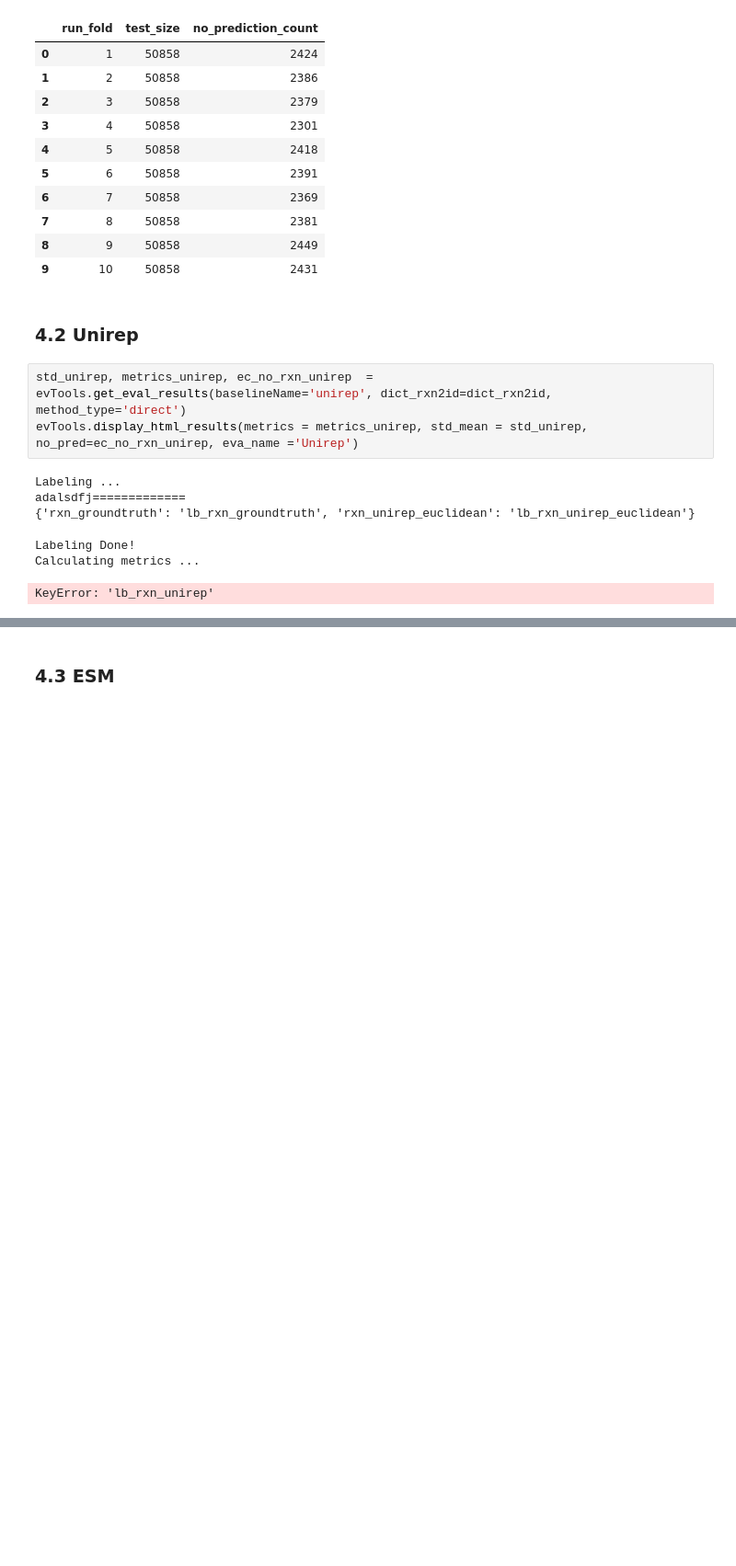
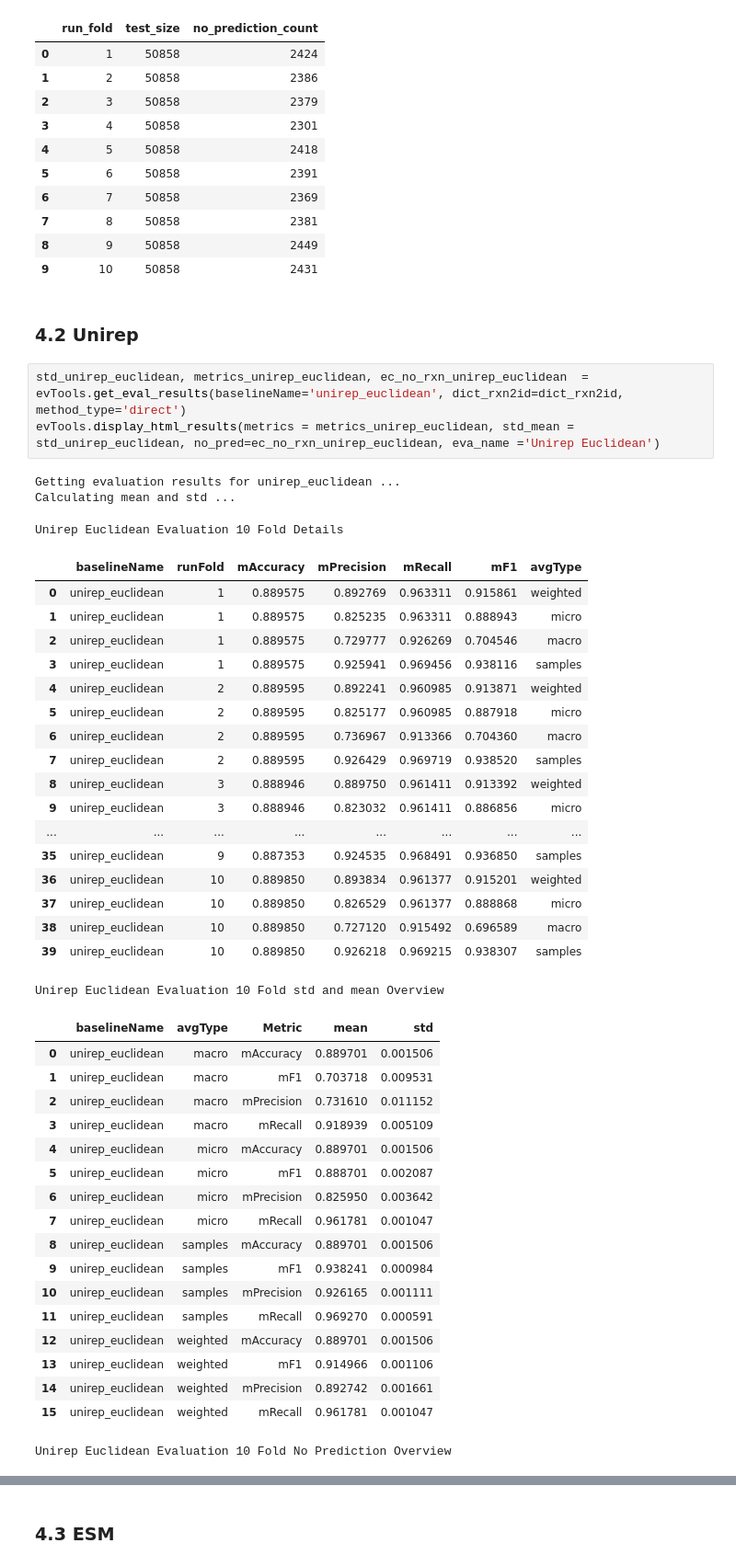
Before and after one commit to kingstdio/RXNRECer, a Jupyter notebook: evaluation/eva_rxn_methods_10_fold_optimized.ipynb, the cells around one changed output, grey strips where cells are left out. Shown: that part at 92% size. Cells and saved outputs as stored; diff of their text form; blank space fills up the shorter version.

```diff
--- a/evaluation/eva_rxn_methods_10_fold_optimized.ipynb
+++ b/evaluation/eva_rxn_methods_10_fold_optimized.ipynb
@@ -201,12 +107,45 @@ Blast-direct Evaluation 10 Fold No Prediction Overview
 # %% [markdown]
 ### 4.2 Unirep
 # %%
-std_unirep, metrics_unirep, ec_no_rxn_unirep  = evTools.get_eval_results(baselineName='unirep', dict_rxn2id=dict_rxn2id, method_type='direct')
-evTools.display_html_results(metrics = metrics_unirep, std_mean = std_unirep, no_pred=ec_no_rxn_unirep, eva_name ='Unirep')
+std_unirep_euclidean, metrics_unirep_euclidean, ec_no_rxn_unirep_euclidean  = evTools.get_eval_results(baselineName='unirep_euclidean', dict_rxn2id=dict_rxn2id, method_type='direct')
+evTools.display_html_results(metrics = metrics_unirep_euclidean, std_mean = std_unirep_euclidean, no_pred=ec_no_rxn_unirep_euclidean, eva_name ='Unirep Euclidean')
 # %% [output]
-Labeling ...
-adalsdfj=============
-{'rxn_groundtruth': 'lb_rxn_groundtruth', 'rxn_unirep_euclidean': 'lb_rxn_unirep_euclidean'}
+Getting evaluation results for unirep_euclidean ...
+Calculating mean and std ...
-Labeling Done!
-Calculating metrics ...
+Unirep Euclidean Evaluation 10 Fold Details
+|  | baselineName | runFold | mAccuracy | mPrecision | mRecall | mF1 | avgType |
+| 0 | unirep_euclidean | 1 | 0.889575 | 0.892769 | 0.963311 | 0.915861 | weighted |
+| 1 | unirep_euclidean | 1 | 0.889575 | 0.825235 | 0.963311 | 0.888943 | micro |
+| 2 | unirep_euclidean | 1 | 0.889575 | 0.729777 | 0.926269 | 0.704546 | macro |
+| 3 | unirep_euclidean | 1 | 0.889575 | 0.925941 | 0.969456 | 0.938116 | samples |
+| 4 | unirep_euclidean | 2 | 0.889595 | 0.892241 | 0.960985 | 0.913871 | weighted |
+| 5 | unirep_euclidean | 2 | 0.889595 | 0.825177 | 0.960985 | 0.887918 | micro |
+| 6 | unirep_euclidean | 2 | 0.889595 | 0.736967 | 0.913366 | 0.704360 | macro |
+| 7 | unirep_euclidean | 2 | 0.889595 | 0.926429 | 0.969719 | 0.938520 | samples |
+| 8 | unirep_euclidean | 3 | 0.888946 | 0.889750 | 0.961411 | 0.913392 | weighted |
+| 9 | unirep_euclidean | 3 | 0.888946 | 0.823032 | 0.961411 | 0.886856 | micro |
+| ... | ... | ... | ... | ... | ... | ... | ... |
+| 35 | unirep_euclidean | 9 | 0.887353 | 0.924535 | 0.968491 | 0.936850 | samples |
+| 36 | unirep_euclidean | 10 | 0.889850 | 0.893834 | 0.961377 | 0.915201 | weighted |
+| 37 | unirep_euclidean | 10 | 0.889850 | 0.826529 | 0.961377 | 0.888868 | micro |
+| 38 | unirep_euclidean | 10 | 0.889850 | 0.727120 | 0.915492 | 0.696589 | macro |
+| 39 | unirep_euclidean | 10 | 0.889850 | 0.926218 | 0.969215 | 0.938307 | samples |
-KeyError: 'lb_rxn_unirep'
+Unirep Euclidean Evaluation 10 Fold std and mean Overview
+|  | baselineName | avgType | Metric | mean | std |
+| 0 | unirep_euclidean | macro | mAccuracy | 0.889701 | 0.001506 |
+| 1 | unirep_euclidean | macro | mF1 | 0.703718 | 0.009531 |
+| 2 | unirep_euclidean | macro | mPrecision | 0.731610 | 0.011152 |
+| 3 | unirep_euclidean | macro | mRecall | 0.918939 | 0.005109 |
+| 4 | unirep_euclidean | micro | mAccuracy | 0.889701 | 0.001506 |
+| 5 | unirep_euclidean | micro | mF1 | 0.888701 | 0.002087 |
+| 6 | unirep_euclidean | micro | mPrecision | 0.825950 | 0.003642 |
+| 7 | unirep_euclidean | micro | mRecall | 0.961781 | 0.001047 |
+| 8 | unirep_euclidean | samples | mAccuracy | 0.889701 | 0.001506 |
+| 9 | unirep_euclidean | samples | mF1 | 0.938241 | 0.000984 |
+| 10 | unirep_euclidean | samples | mPrecision | 0.926165 | 0.001111 |
+| 11 | unirep_euclidean | samples | mRecall | 0.969270 | 0.000591 |
+| 12 | unirep_euclidean | weighted | mAccuracy | 0.889701 | 0.001506 |
+| 13 | unirep_euclidean | weighted | mF1 | 0.914966 | 0.001106 |
+| 14 | unirep_euclidean | weighted | mPrecision | 0.892742 | 0.001661 |
+| 15 | unirep_euclidean | weighted | mRecall | 0.961781 | 0.001047 |
+Unirep Euclidean Evaluation 10 Fold No Prediction Overview
```
Also changed, not shown: parts of 29 cells of this notebook, 9 other files.
